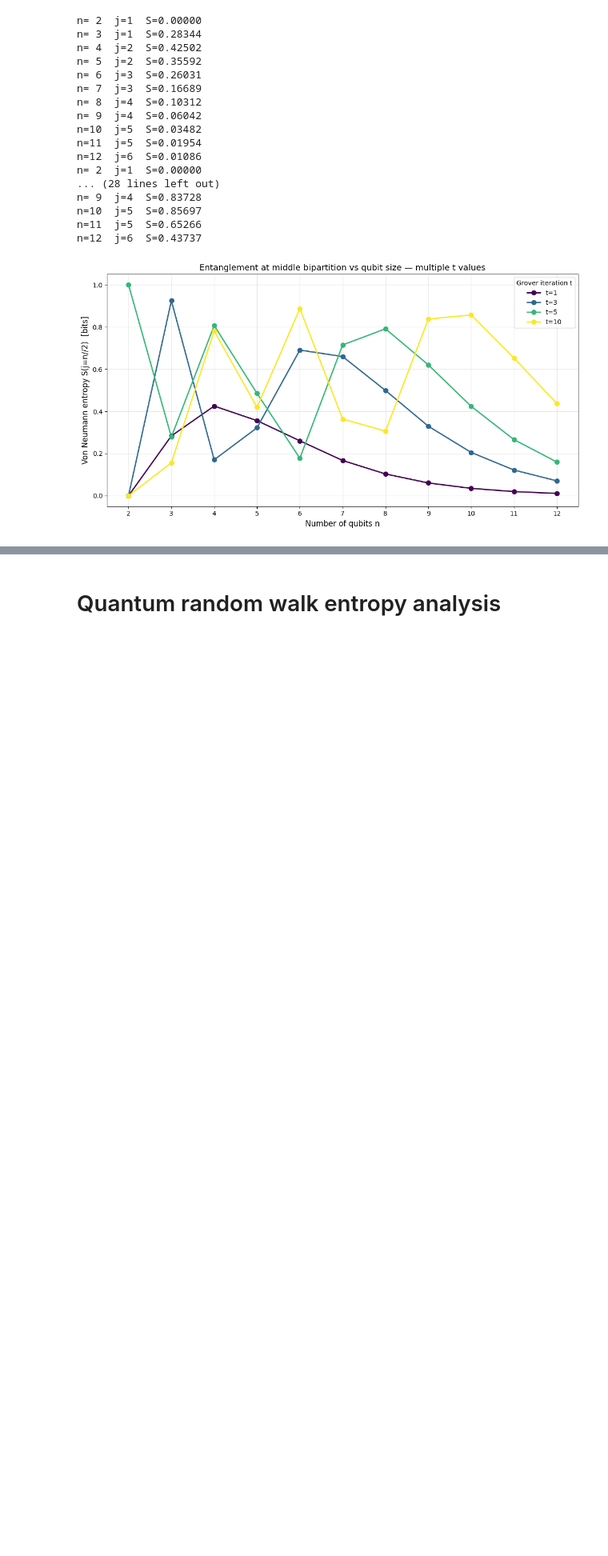
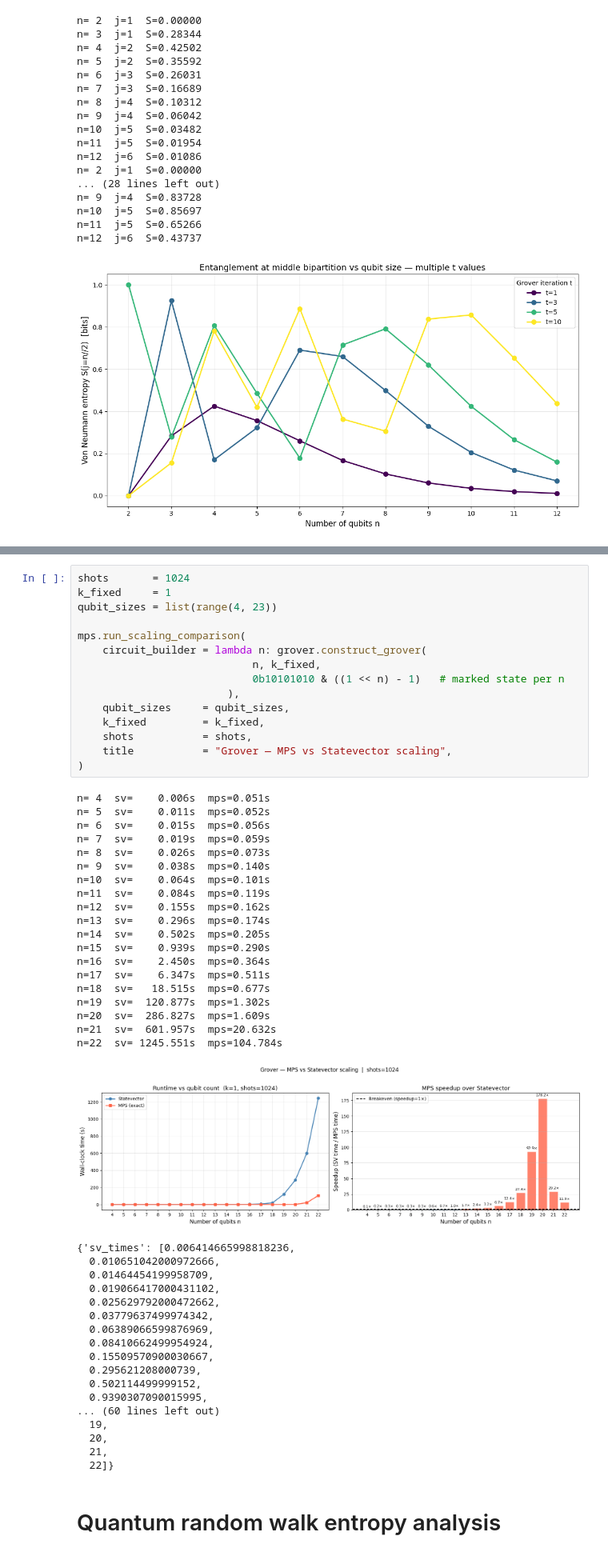
Before and after one commit to cezaris13/Quantum-ideas-factory-tensor-networks, a Jupyter notebook: tensor_networks_and_entropy.ipynb, the cells around one changed output, grey strips where cells are left out. Shown at 80% size. Drawn from its saved outputs; the diff is of its cells as text; blank space fills up the shorter version.

```diff
--- a/tensor_networks_and_entropy.ipynb
+++ b/tensor_networks_and_entropy.ipynb
@@ -114,3 +146,56 @@ n=12  j=6  S=0.43737
+# %%
+shots       = 1024
+k_fixed     = 1
+qubit_sizes = list(range(4, 23))
+
+mps.run_scaling_comparison(
+    circuit_builder = lambda n: grover.construct_grover(
+                            n, k_fixed,
+                            0b10101010 & ((1 << n) - 1)   # marked state per n
+                        ),
+    qubit_sizes     = qubit_sizes,
+    k_fixed         = k_fixed,
+    shots           = shots,
+    title           = "Grover — MPS vs Statevector scaling",
+)
+# %% [output]
+n= 4  sv=    0.006s  mps=0.051s
+n= 5  sv=    0.011s  mps=0.052s
+n= 6  sv=    0.015s  mps=0.056s
+n= 7  sv=    0.019s  mps=0.059s
+n= 8  sv=    0.026s  mps=0.073s
+n= 9  sv=    0.038s  mps=0.140s
+n=10  sv=    0.064s  mps=0.101s
+n=11  sv=    0.084s  mps=0.119s
+n=12  sv=    0.155s  mps=0.162s
+n=13  sv=    0.296s  mps=0.174s
+n=14  sv=    0.502s  mps=0.205s
+n=15  sv=    0.939s  mps=0.290s
+n=16  sv=    2.450s  mps=0.364s
+n=17  sv=    6.347s  mps=0.511s
+n=18  sv=   18.515s  mps=0.677s
+n=19  sv=  120.877s  mps=1.302s
+n=20  sv=  286.827s  mps=1.609s
+n=21  sv=  601.957s  mps=20.632s
+n=22  sv= 1245.551s  mps=104.784s
+[figure, added]
+{'sv_times': [0.006414665998818236,
+  0.010651042000972666,
+  0.01464454199958709,
+  0.019066417000431102,
+  0.025629792000472662,
+  0.03779637499974342,
+  0.06389066599876969,
+  0.08410662499954924,
+  0.15509570900030667,
+  0.295621208000739,
+  0.502114499999152,
+  0.9390307090015995,
+... (60 lines left out)
+  19,
+  20,
+  21,
+  22]}
 # %% [markdown]
 # Quantum random walk entropy analysis
 # %%
```
Also changed, not shown: parts of 6 cells of this notebook, 1 other file.
